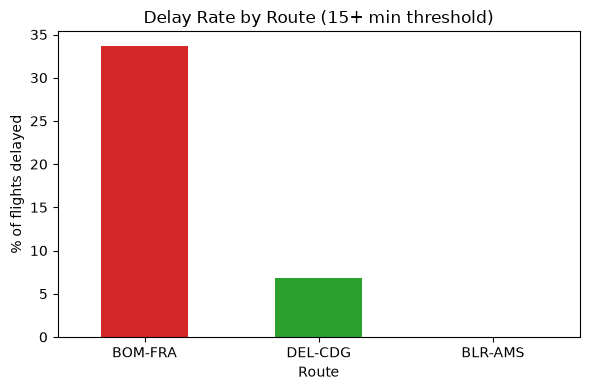
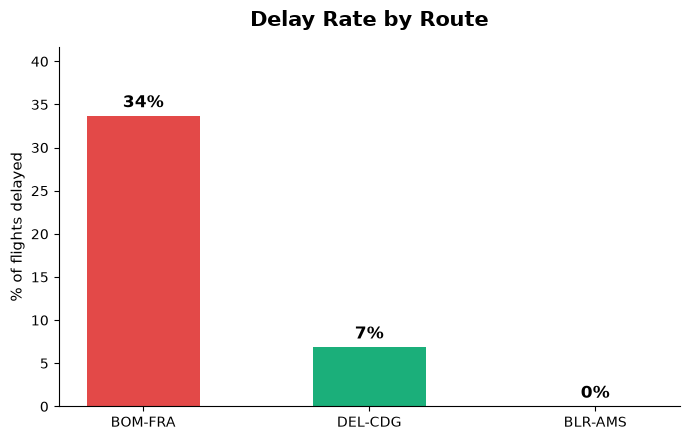
The change to this notebook cell's code, shown as a diff; its figure went from the first image to the second:
--- before
+++ after
@@ -2,12 +2,21 @@
 
 route_delay = complete_flights.groupby('route')['is_delayed'].mean() * 100
+route_delay = route_delay.sort_values(ascending=False)
 
-plt.figure(figsize=(6, 4))
-route_delay.sort_values(ascending=False).plot(kind='bar', color=['#d62728', '#2ca02c', '#2ca02c'])
-plt.title('Delay Rate by Route (15+ min threshold)')
-plt.ylabel('% of flights delayed')
-plt.xlabel('Route')
-plt.xticks(rotation=0)
+colors = ['#e34948' if v > 10 else '#1baf7a' for v in route_delay.values]
+
+fig, ax = plt.subplots(figsize=(7, 4.5))
+bars = ax.bar(route_delay.index, route_delay.values, color=colors, width=0.5)
+
+for bar, val in zip(bars, route_delay.values):
+    ax.text(bar.get_x() + bar.get_width()/2, val + 1, f'{val:.0f}%',
+             ha='center', fontsize=12, fontweight='bold')
+
+ax.set_title('Delay Rate by Route', fontsize=15, fontweight='bold', pad=15)
+ax.set_ylabel('% of flights delayed', fontsize=11)
+ax.spines['top'].set_visible(False)
+ax.spines['right'].set_visible(False)
+ax.set_ylim(0, max(route_delay.values) + 8)
 plt.tight_layout()
-plt.savefig('docs/screenshots/delay_by_route.png', dpi=150)
+plt.savefig('docs/screenshots/delay_by_route.png', dpi=150, bbox_inches='tight')
 plt.show()

Commit: readme update, streamlit app addition